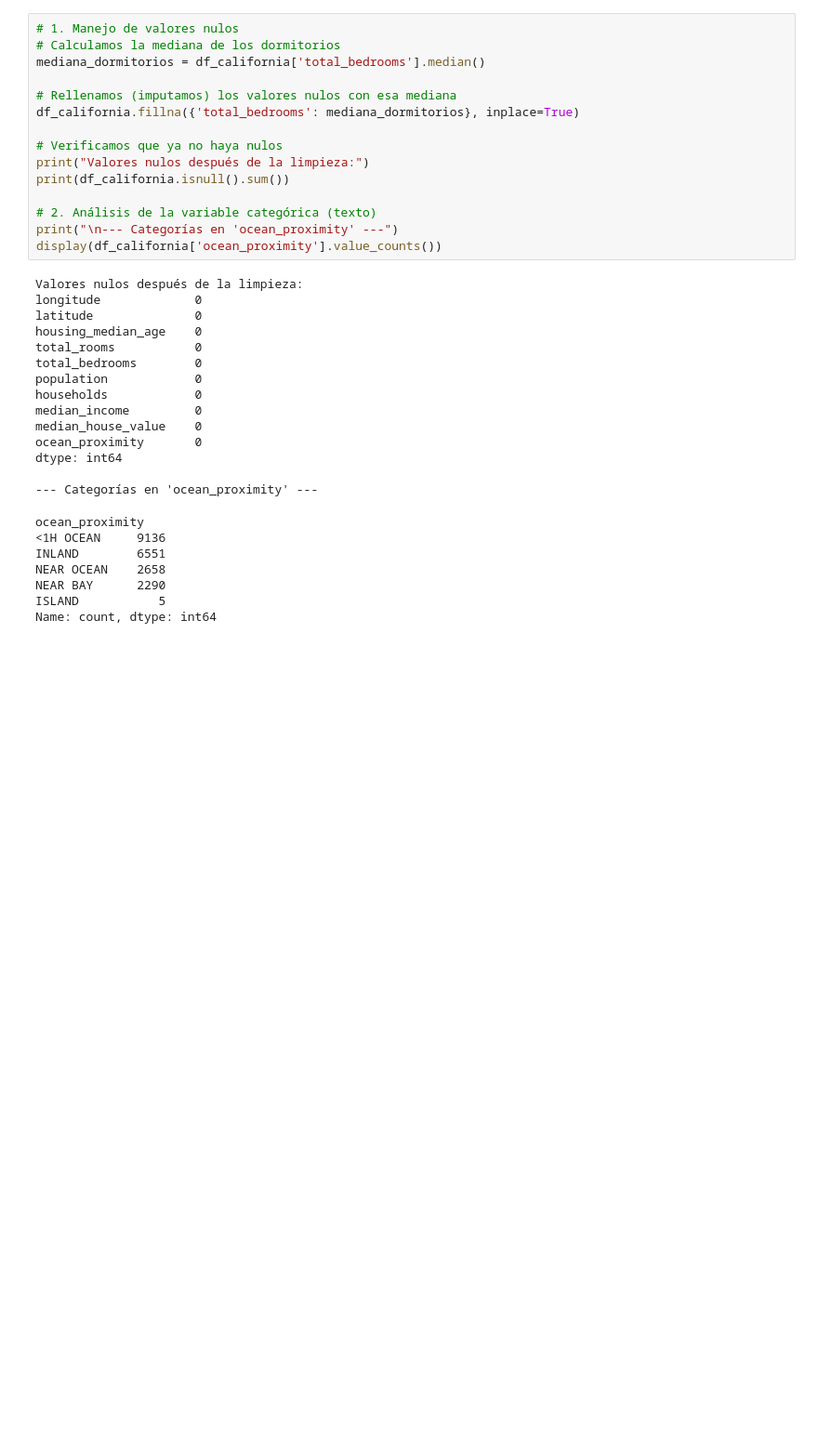
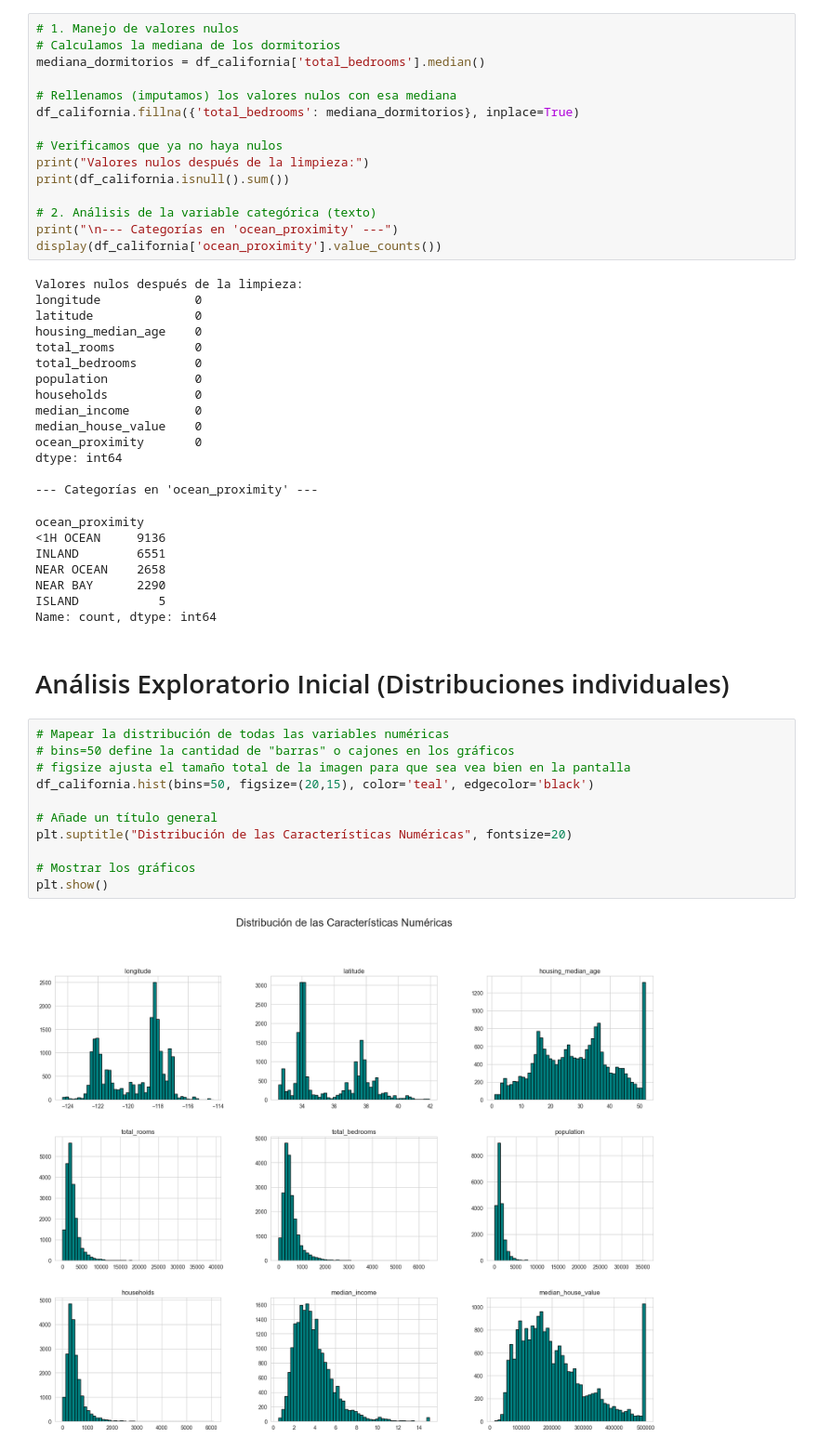
Before and after one commit to NicolasFleitas/the-hatch-01-california-housing, a Jupyter notebook: notebook.ipynb, the cells around one changed output. Shown at 93% size. Drawn from its saved outputs; the diff is of its cells as text; blank space fills up the shorter version.

Commit message:
feat: visualizar histogramas de distribucion y analisis de sesos y topes

```diff
--- a/notebook.ipynb
+++ b/notebook.ipynb
@@ -115,3 +115,18 @@ NEAR OCEAN    2658
 NEAR BAY      2290
 ISLAND           5
 Name: count, dtype: int64
+# %% [markdown]
+# Análisis Exploratorio Inicial (Distribuciones individuales)
+# %%
+# Mapear la distribución de todas las variables numéricas
+# bins=50 define la cantidad de "barras" o cajones en los gráficos
+# figsize ajusta el tamaño total de la imagen para que sea vea bien en la pantalla
+df_california.hist(bins=50, figsize=(20,15), color='teal', edgecolor='black')
+
+# Añade un título general
+plt.suptitle("Distribución de las Características Numéricas", fontsize=20)
+
+# Mostrar los gráficos
+plt.show()
+# %% [output]
+[figure, added]
```
Also changed, not shown: parts of 1 cell of this notebook.
